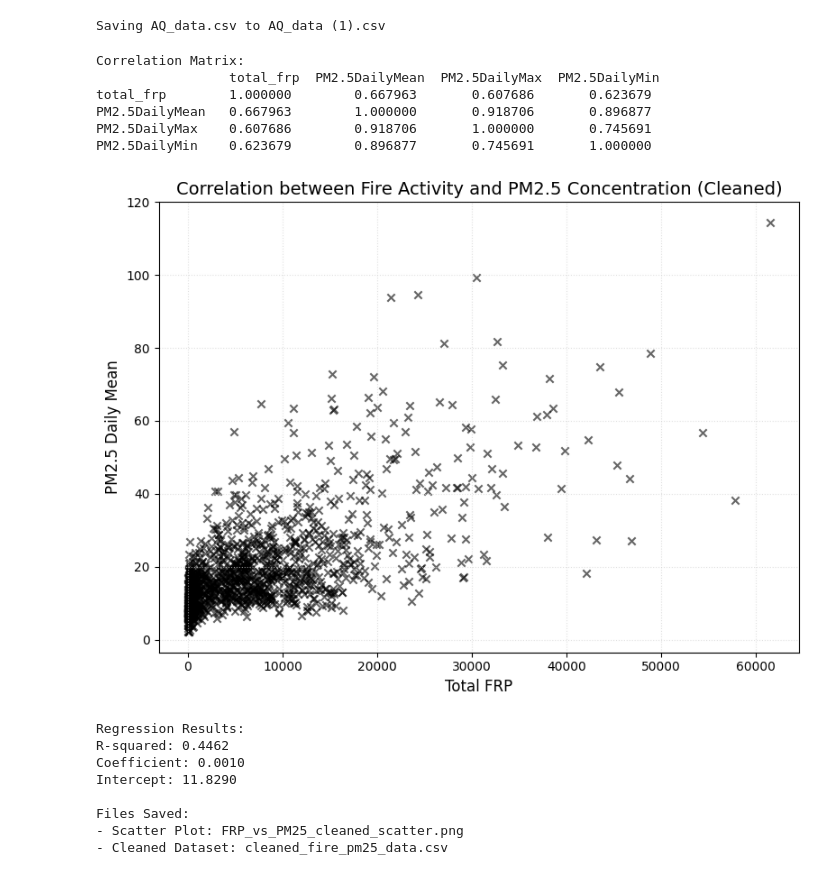
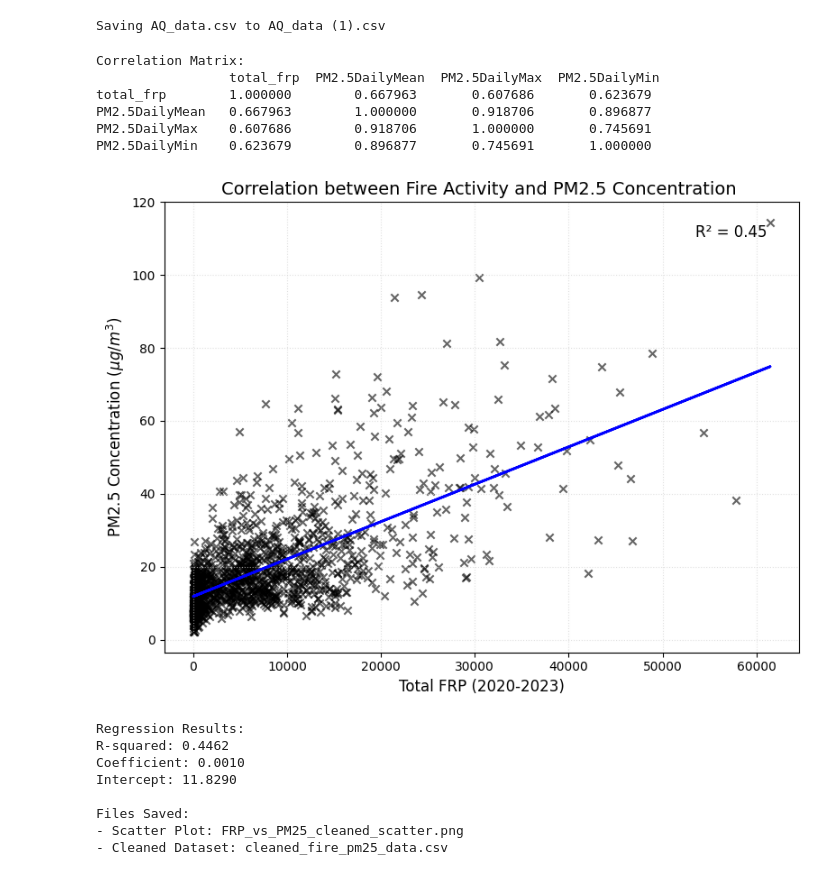
Before and after one commit to LovaMarline/Air_Quality_Madagascar, a Jupyter notebook: Marline_et_al_ERS.ipynb, the cells around one changed output. Cells and saved outputs as stored; diff of their text form; code cells hidden in the pictures.

```diff
--- a/Marline_et_al_ERS.ipynb
+++ b/Marline_et_al_ERS.ipynb
@@ -291,13 +291,17 @@ merged_data_cleaned = merged_data[(merged_data['PM2.5DailyMean'] >= 0) &
 correlation_matrix = merged_data_cleaned[['total_frp', 'PM2.5DailyMean', 'PM2.5DailyMax', 'PM2.5DailyMin']].corr()
 print("Correlation Matrix:\n", correlation_matrix)
 
+
 # Scatter plot: Total FRP vs PM2.5 Daily Mean
 plt.figure(figsize=(8, 6))
 plt.scatter(merged_data_cleaned['total_frp'], merged_data_cleaned['PM2.5DailyMean'],  alpha=0.6, c='black', marker='x')
-plt.title('Correlation between Fire Activity and PM2.5 Concentration (Cleaned)', fontsize=14)
-plt.xlabel('Total FRP', fontsize=12)
-plt.ylabel('PM2.5 Daily Mean', fontsize=12)
+plt.title('Correlation between Fire Activity and PM2.5 Concentration ', fontsize=14)
+plt.xlabel('Total FRP (2020-2023)', fontsize=12)
+plt.ylabel('PM2.5 Concentration ($\mu g/m^3$)', fontsize=12)
 plt.grid(True, linestyle=':', color='lightgrey', alpha=0.7)
+plt.text(0.95, 0.95, f'R² = {r_squared:.2f}', fontsize=12, color='black',
+         ha='right', va='top', transform=plt.gca().transAxes)
+plt.plot(merged_data_cleaned['total_frp'], y_pred, color='blue', linewidth=2)
 plt.tight_layout()
 plt.savefig("FRP_vs_PM25_cleaned_scatter.png")
 plt.show()
@@ -306,34 +310,40 @@ plt.show()
 X = merged_data_cleaned[['total_frp']]  # Independent variable
 y = merged_data_cleaned['PM2.5DailyMean']  # Dependent variable
 
 # Fit the linear regression model
 model = LinearRegression()
 model.fit(X, y)
+
+# Predict values for trendline
+y_pred = model.predict(X)
+
+# Calculate R-squared
+r_squared = model.score(X, y)
 
 # Print regression results
 print("\nRegression Results:")
 print(f"R-squared: {model.score(X, y):.4f}")
 print(f"Coefficient: {model.coef_[0]:.4f}")
 print(f"Intercept: {model.intercept_:.4f}")
 
 # Save scatter plot and export cleaned dataset
 merged_data_cleaned.to_csv("cleaned_fire_pm25_data.csv", index=False)
 print("\nFiles Saved:")
 print("- Scatter Plot: FRP_vs_PM25_cleaned_scatter.png")
 print("- Cleaned Dataset: cleaned_fire_pm25_data.csv")
 
 # Provide download links
 from google.colab import files
 files.download("FRP_vs_PM25_cleaned_scatter.png")
 files.download("cleaned_fire_pm25_data.csv")
 # %% [output]
 Correlation Matrix:
                  total_frp  PM2.5DailyMean  PM2.5DailyMax  PM2.5DailyMin
 total_frp        1.000000        0.667963       0.607686       0.623679
 PM2.5DailyMean   0.667963        1.000000       0.918706       0.896877
 PM2.5DailyMax    0.607686        0.918706       1.000000       0.745691
 PM2.5DailyMin    0.623679        0.896877       0.745691       1.000000
-[figure, old version]
+[figure, new version]
 Regression Results:
 R-squared: 0.4462
 Coefficient: 0.0010
```
